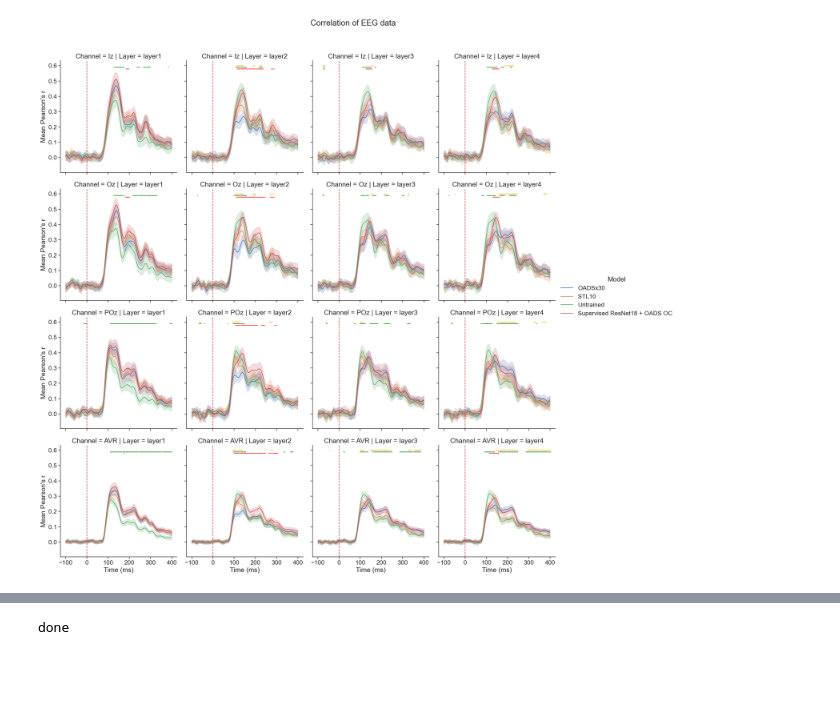
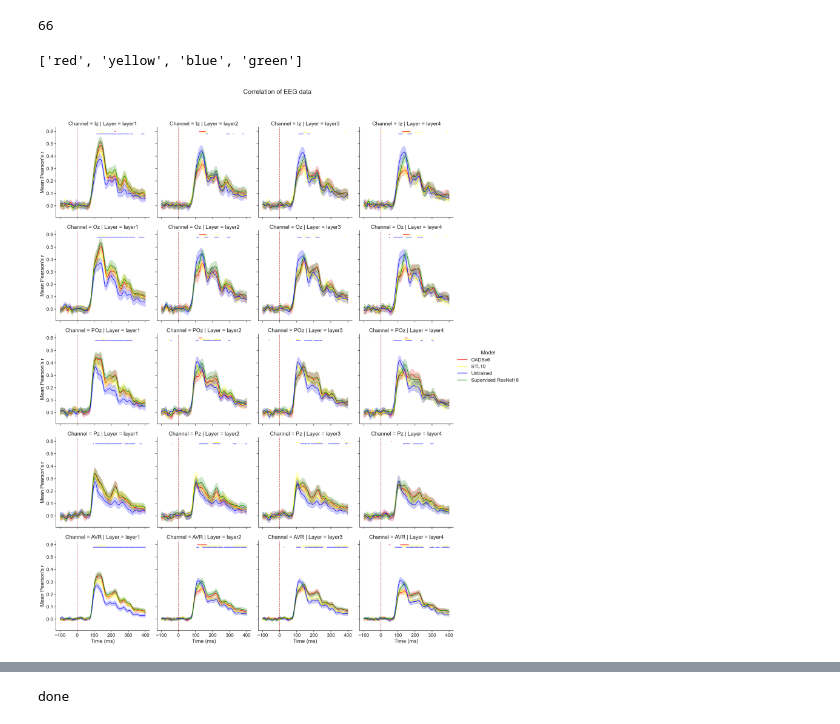
Before and after one commit to Yadino/SimCLR-OADS, a Jupyter notebook: linear evaluation/plot_EEG.ipynb, the cells around one changed output, grey strips where cells are left out. Cells and saved outputs as stored; diff of their text form; code cells hidden in the pictures; blank space fills up the shorter version.

Commit message:
Improve plotting
- Improve plotting in jupyter notebooks

```diff
--- a/linear evaluation/plot_EEG.ipynb
+++ b/linear evaluation/plot_EEG.ipynb
@@ -31,14 +31,14 @@ downsampling_factor = 4
 selected_subjects = range(5,36)
 
 #selected_channels = ['Iz', 'Oz', 'POz', 'P3', 'P4']
-selected_channels = ['Iz', 'Oz', 'POz', 'AVR']
+selected_channels = ['Iz', 'Oz', 'POz', 'Pz', 'AVR']
 
 original_sampling_rate = 1024
 
 # EEG channels by name (const)
 channel_order = ['Fp1', 'AF7', 'AF3', 'F1', 'F3', 'F5', 'F7', 'FT7', 'FC5', 'FC3', 'FC1', 'C1', 'C3', 'C5', 'T7', 'TP7', 'CP5', 'CP3', 'CP1', 'P1', 'P3', 'P5', 'P7', 'P9', 'PO7', 'PO3', 'O1', 'Iz', 'Oz', 'POz', 'Pz', 'CPz', 'Fpz', 'Fp2', 'AF8', 'AF4', 'AFz', 'Fz', 'F2', 'F4', 'F6', 'F8', 'FT8', 'FC6', 'FC4', 'FC2', 'FCz', 'Cz', 'C2', 'C4', 'C6', 'T8', 'TP8', 'CP6', 'CP4', 'CP2', 'P2', 'P4', 'P6', 'P8', 'P10', 'PO8', 'PO4', 'O2', 'left', 'right', 'above', 'below']
 # All visual channels
-visual_channel_names = ['O1', 'O2', 'Oz', 'Iz', 'P1', 'P2', 'P3', 'P4', 'P5', 'P6', 'P7', 'P8', 'PO3', 'PO7', 'POz', 'PO4', 'PO8']
+visual_channel_names = ['O1', 'O2', 'Oz', 'Iz', 'P1', 'P2', 'P3', 'P4', 'P5', 'P6', 'P7', 'P8', 'PO3', 'PO7', 'POz', 'Pz', 'PO4', 'PO8']
 
 
 # Get indexes of the selected channels
@@ -161,10 +161,10 @@ test_rs_df6, test_r2s_df6 = get_test_data("Supervised ResNet18 + OADS OC")
 # %%
 # Put everything in one df
-#test_rs_df = pd.concat([test_rs_df1, test_rs_df2, test_rs_df3, test_rs_df4, test_rs_df5, test_rs_df6])
-#test_r2s_df = pd.concat([test_r2s_df1, test_r2s_df2, test_r2s_df3, test_r2s_df4, test_r2s_df5, test_r2s_df6])
+#test_rs_df = pd.concat([test_rs_df1, test_rs_df2, test_rs_df3])
+#test_r2s_df = pd.concat([test_r2s_df1, test_r2s_df2, test_r2s_df3])
 
-test_rs_df = pd.concat([test_rs_df3, test_rs_df4, test_rs_df5, test_rs_df6])
-test_r2s_df = pd.concat([test_r2s_df3, test_r2s_df4, test_r2s_df5, test_r2s_df6])
+test_rs_df = pd.concat([test_rs_df2, test_rs_df4, test_rs_df5, test_rs_df6])
+test_r2s_df = pd.concat([test_r2s_df2, test_r2s_df4, test_r2s_df5, test_r2s_df6])
 
 # Change niklas version fc to fc2 or change fc2 to fc
 #test_rs_df['Layer'].replace('fc2', 'fc', inplace=True)
@@ -182,9 +182,11 @@ time_mapping_factor = (timepoint_range[1] - timepoint_range[0]) / (custom_xlim[1
 test_rs_df.loc[:, 'Time_mapped'] = (test_rs_df['Timepoint'] - timepoint_range[0]) / time_mapping_factor + custom_xlim[0]
 test_r2s_df.loc[:, 'Time_mapped'] = (test_r2s_df['Timepoint'] - timepoint_range[0]) / time_mapping_factor + custom_xlim[0]
 # %%
+#save
+#test_rs_df.to_csv(r"D:\00 Downloads\eeg_results_OADS_OADSx6_OADSx30.csv")
+
 
 # Skip all the above and load the df
-
-test_rs_df = pd.read_csv(r"D:\00 Downloads\eeg_results_n_stats.csv")
+#test_rs_df = pd.read_csv(r"D:\00 Downloads\eeg_results_OADS_OADSx6_OADSx30.csv")
 # %%
 # STATS + fdrcorrection
@@ -262,8 +265,37 @@ def get_significance_arr(layer, channel, compare_model, other_model_idx):
     return timepoints
 
 
-significant_timepoints = get_significance_arr("layer1", "AVR", 0 , 2)
+significant_timepoints = get_significance_arr("layer4", "AVR", 0 , 2)
 len(significant_timepoints)
+# %% [output]
+66
+# %%
+test_rs_df["Model"].unique()
+
+# Dictionary mapping models to colors
+model_colors = {
+    'OADS': 'orange',
+    'OADSx6': 'red',
+    'OADSx30': 'purple',
+    'STL10': 'yellow',
+    'Untrained': 'blue',
+    'Supervised ResNet18': 'green'  # Add more colors if needed
+}
+
+# Create a custom palette
+colors_order = [model_colors[model] for model in test_rs_df['Model'].unique()]
+
+colors_order
+
+#old...
+# Should match the color of the graph of the model, so by order
+#colors_order = ["blue", "orange", "green", "red"]
+# For OADS comparing
+#colors_order = ["orange", "red", "purple", "brown"]
+#colors_order = ["red", "orange", "green", "blue", "pink"]
+#ax.set_prop_cycle(color=colors_order)
+# %% [output]
+['red', 'yellow', 'blue', 'green']
 # %%
 # Plot with significance values
 
@@ -278,15 +310,14 @@ seaborn.set(font_scale=1.5)
 seaborn.set_style('ticks')
 
 # Choose some specific layer or channel or whatever
-#data = test_rs_df[test_rs_df['Channel'] == 'AVR']
 #data = data[data['Layer'] == 'layer1']
 
-# Use all allah wakbar
+# Use all
 data = test_rs_df
 
 
 # Correlation
-my_plot = seaborn.relplot(data=data, x="Time_mapped", y="Value", hue="Model", col="Layer", row="Channel", kind="line")
+my_plot = seaborn.relplot(data=data, x="Time_mapped", y="Value", hue="Model", col="Layer", row="Channel", kind="line", palette=colors_order)
 
 # Add xline at x=0 for each plot
 for ax in my_plot.axes.flat:
@@ -298,10 +329,11 @@ my_plot.fig.suptitle(f"Correlation of EEG data", y=1.05)
 my_plot.set_xlabels("Time (ms)", clear_inner=False)
 my_plot.set_ylabels("Mean Pearson's r", clear_inner=False)
 
-# replace labels
-#new_labels = ['SimCLR-ResNet18 (6x Cropped-OADS)', 'Supervised ResNet18', 'Untrained ResNet18']
-#for t, l in zip(my_plot._legend.texts, new_labels):
-#    t.set_text(l)
+# replace labels just for colors' sake
+#new_labels = ['OADS', 'OADSx6', 'OADSx30']
+#for ax in my_plot.axes.flat:
+#    handles, _ = ax.get_legend_handles_labels()
+#    ax.legend(handles, labels=new_labels, loc='best')
 
 
 # Add stats to the graph!
@@ -312,40 +344,36 @@ num_models = len(models)
 scaled_timepoints = [(tp * 4) - 100 for tp in timepoints]
 
 # Model to compare against
-compare_model = 0
+compare_model = 3
 
-# Should match the color of the graph of the model, so by order
-colors_order = ["blue", "orange", "green", "red"]
+# List of all other models (by index)
+other_model_idxs = numbers_list = [num for num in range(num_models) if num != compare_model]
 
-other_model_idxs = numbers_list = [num for num in range(4) if num != compare_model]
-
-
-# Highest to draw the things
+# Where to draw the asteriks on y (highest point)
 init_height_const = 0.6
 
 # Iterate over each subplot
 for row in range(len(my_plot.axes)):
-
     for col in range(len(my_plot.axes[row])):
         # Get the current axis
         ax = my_plot.axes[row, col]
 
         # Extract channel and layer from the title string
         title = ax.get_title()
         match = re.match(r'Channel = (\w+) \| Layer = (\w+)', title)
         if match:
             channel = match.group(1)
             layer = match.group(2)
 
             # TODO: change it to work on a list of models
             height = init_height_const
             for other_model_idx in other_model_idxs:
                 other_model = models[other_model_idx]
 
                 # get list of timepoints with significant vals
                 significant_timepoints = get_significance_arr(layer, channel, compare_model, other_model_idx)
                 # Plot them as dots
                 ax.scatter(x=significant_timepoints, y=[height for _ in significant_timepoints], color=colors_order[other_model_idx], marker='*', s=1)
                 height -= 0.01
 # %% [output]
-[figure, old version]
+[figure, new version]
```
Also changed, not shown: parts of 5 cells of this notebook, 3 other files.
